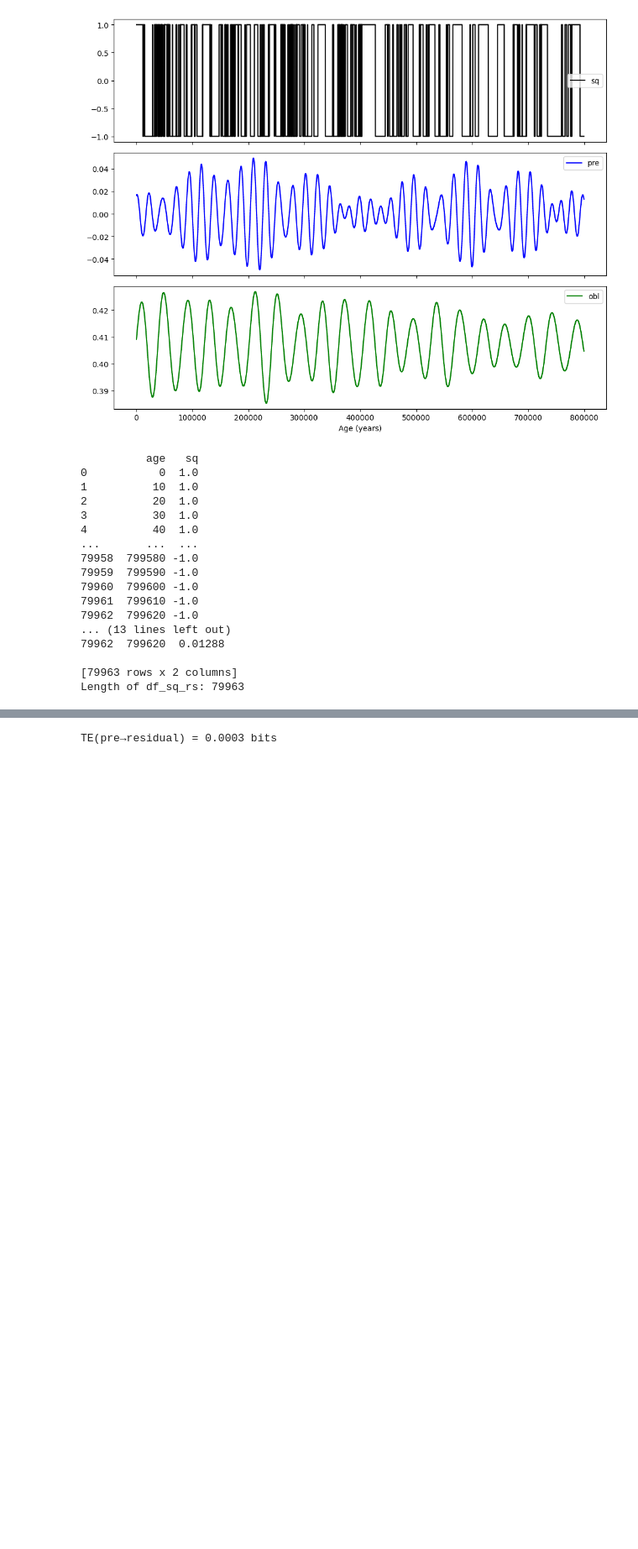
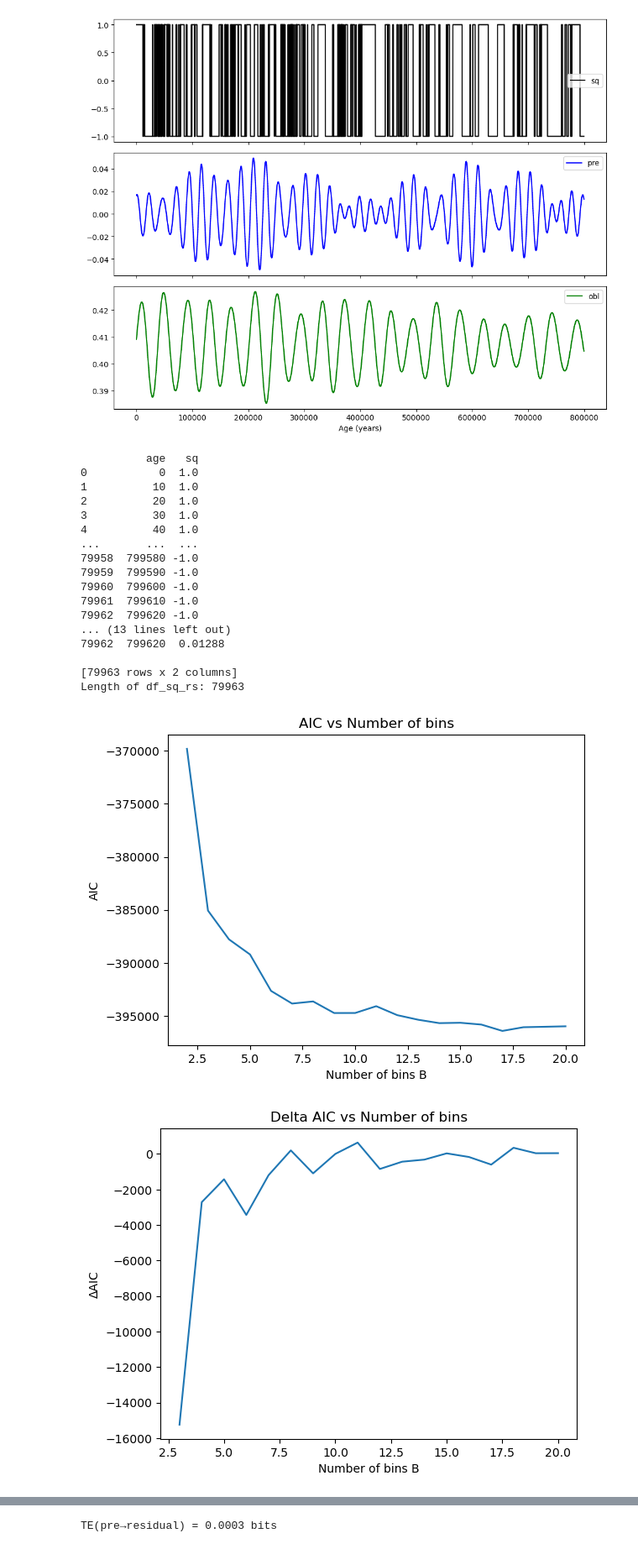
Before and after one commit to Peisong-Zheng/bipolar_seesaw_CCM, a Jupyter notebook: sq_new_CH4.ipynb, the cells around one changed output, grey strips where cells are left out. Shown at 84% size. Drawn from its saved outputs; the diff is of its cells as text; code cells hidden in the pictures; blank space fills up the shorter version.

```diff
--- a/sq_CH4.ipynb
+++ b/sq_new_CH4.ipynb
@@ -118,6 +118,17 @@ print('Length of df_sq_rs:', len(df_sq))
 
 [79963 rows x 2 columns]
 Length of df_sq_rs: 79963
+# %%
+from toolbox import sq_ana as sa
+import importlib
+importlib.reload(sa)
+
+pre = df_pre['pre'].values      # source (precession)
+
+sa.plot_aic_delta(pre)
+# %% [output]
+[figure, added]
+[figure, added]
 # %%
 from toolbox import sq_ana as sa
 import importlib
```
Also changed, not shown: parts of 1 cell of this notebook, 3 other files.
